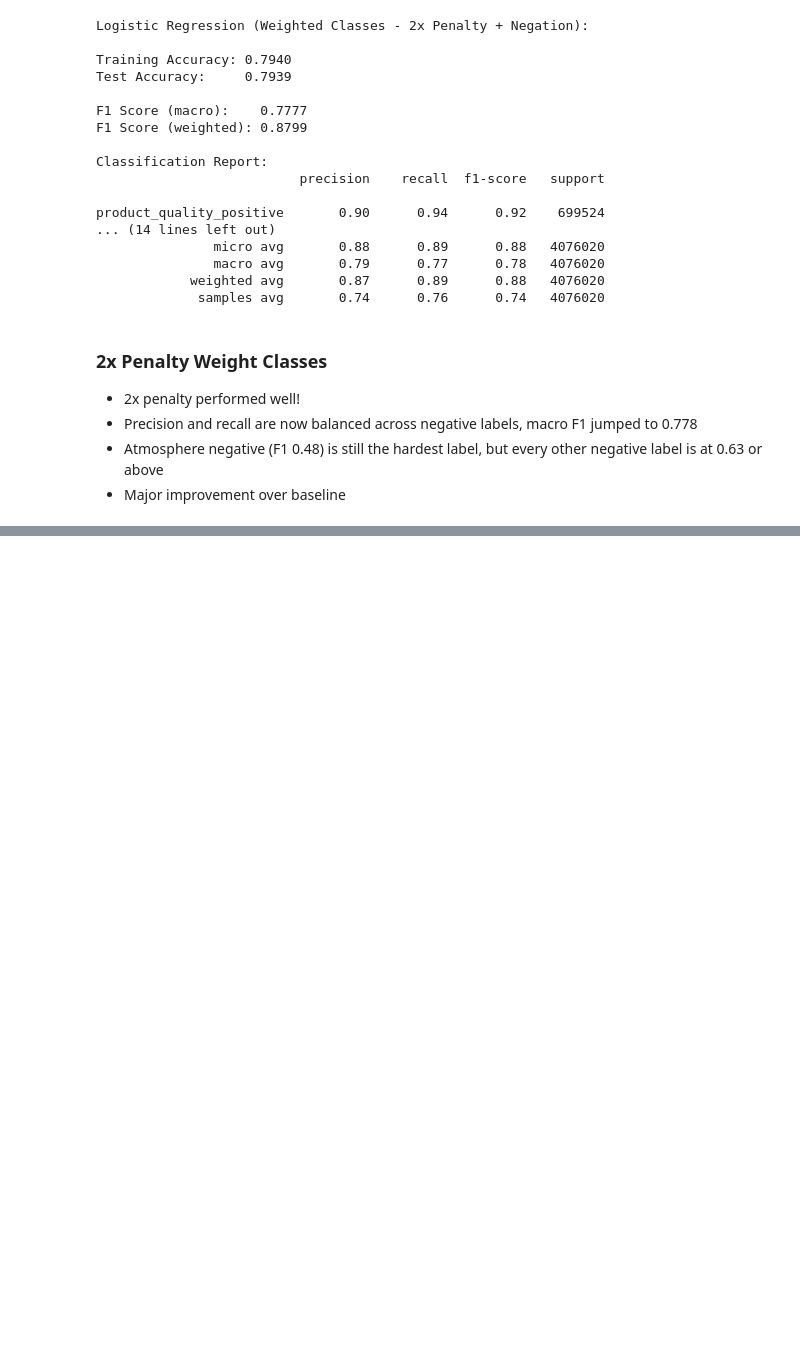
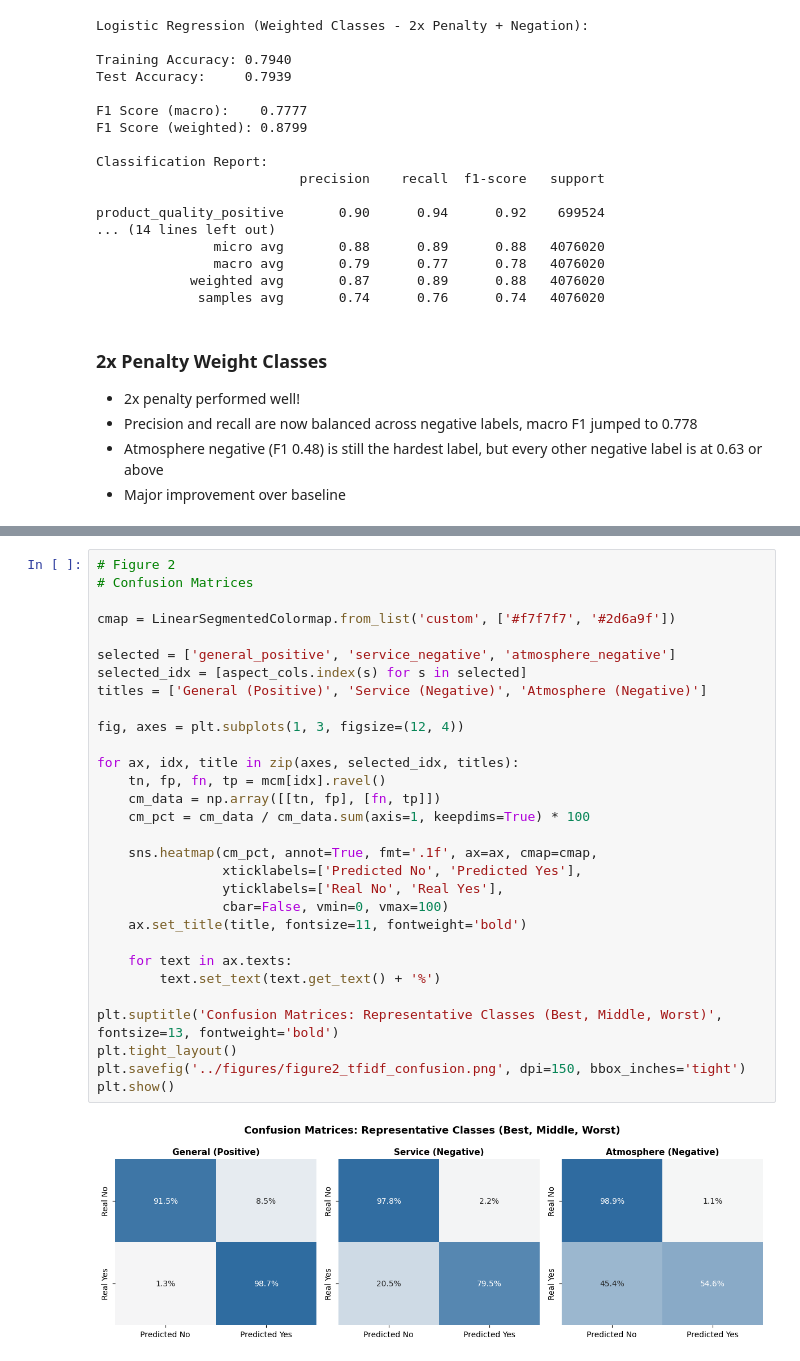
Before and after one commit to zmosDS/google_review_insights, a Jupyter notebook: notebooks/05_model_tfidf.ipynb, the cells around one changed output, grey strips where cells are left out. Saved outputs shown, nothing was run; the diff lists cells and outputs as text; blank space fills up the shorter version.

```diff
--- a/notebooks/05_model_tfidf.ipynb
+++ b/notebooks/05_model_tfidf.ipynb
@@ -455,0 +542,32 @@ plt.show()
+# %%
+# Figure 2
+# Confusion Matrices
+
+cmap = LinearSegmentedColormap.from_list('custom', ['#f7f7f7', '#2d6a9f'])
+
+selected = ['general_positive', 'service_negative', 'atmosphere_negative']
+selected_idx = [aspect_cols.index(s) for s in selected]
+titles = ['General (Positive)', 'Service (Negative)', 'Atmosphere (Negative)']
+
+fig, axes = plt.subplots(1, 3, figsize=(12, 4))
+
+for ax, idx, title in zip(axes, selected_idx, titles):
+    tn, fp, fn, tp = mcm[idx].ravel()
+    cm_data = np.array([[tn, fp], [fn, tp]])
+    cm_pct = cm_data / cm_data.sum(axis=1, keepdims=True) * 100
+
+    sns.heatmap(cm_pct, annot=True, fmt='.1f', ax=ax, cmap=cmap,
+                xticklabels=['Predicted No', 'Predicted Yes'],
+                yticklabels=['Real No', 'Real Yes'],
+                cbar=False, vmin=0, vmax=100)
+    ax.set_title(title, fontsize=11, fontweight='bold')
+
+    for text in ax.texts:
+        text.set_text(text.get_text() + '%')
+
+plt.suptitle('Confusion Matrices: Representative Classes (Best, Middle, Worst)', fontsize=13, fontweight='bold')
+plt.tight_layout()
+plt.savefig('../figures/figure2_tfidf_confusion.png', dpi=150, bbox_inches='tight')
+plt.show()
+# %% [output]
+[figure, added]
```
Also changed, not shown: parts of 13 cells of this notebook, 16 other files.
